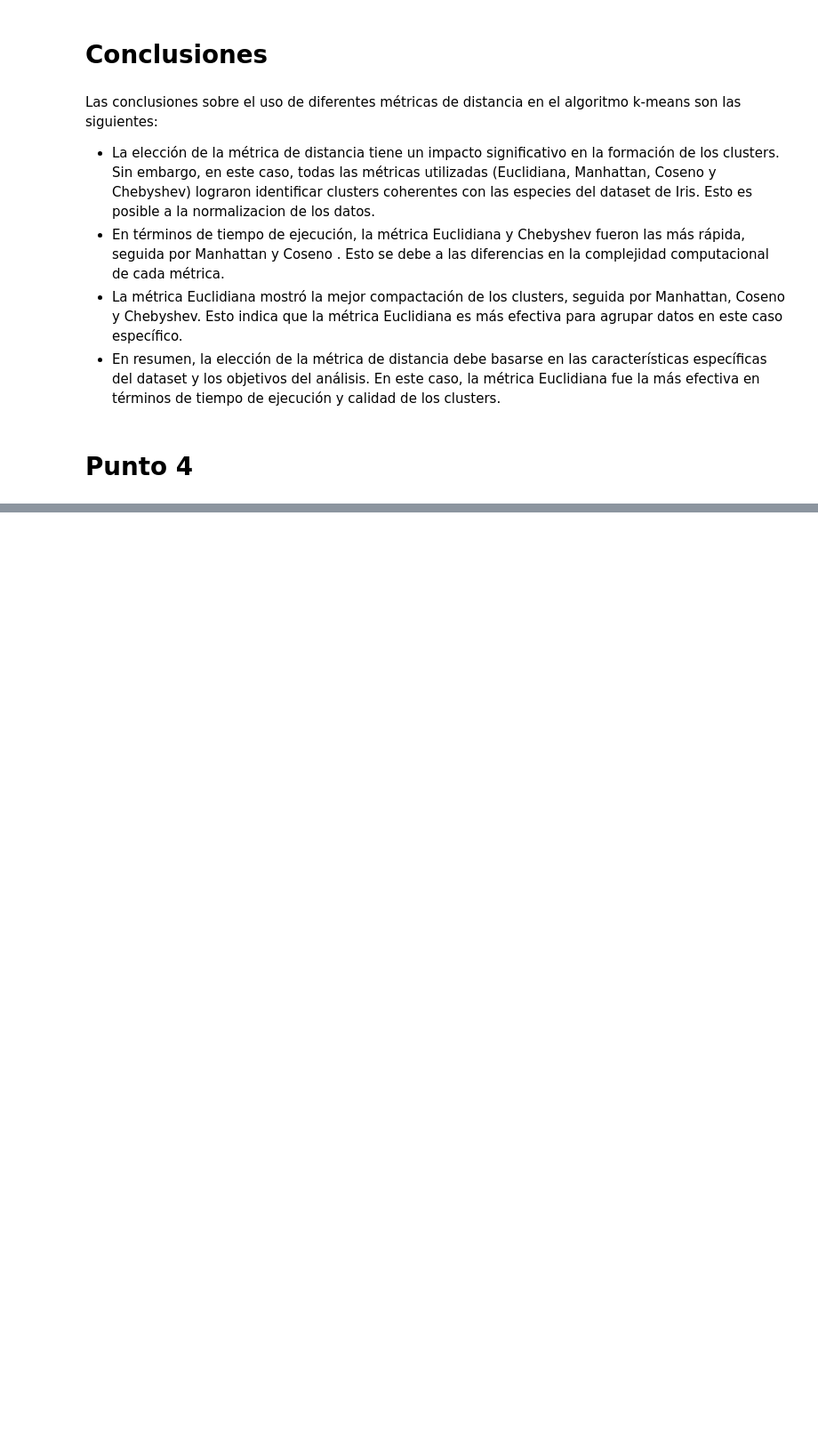
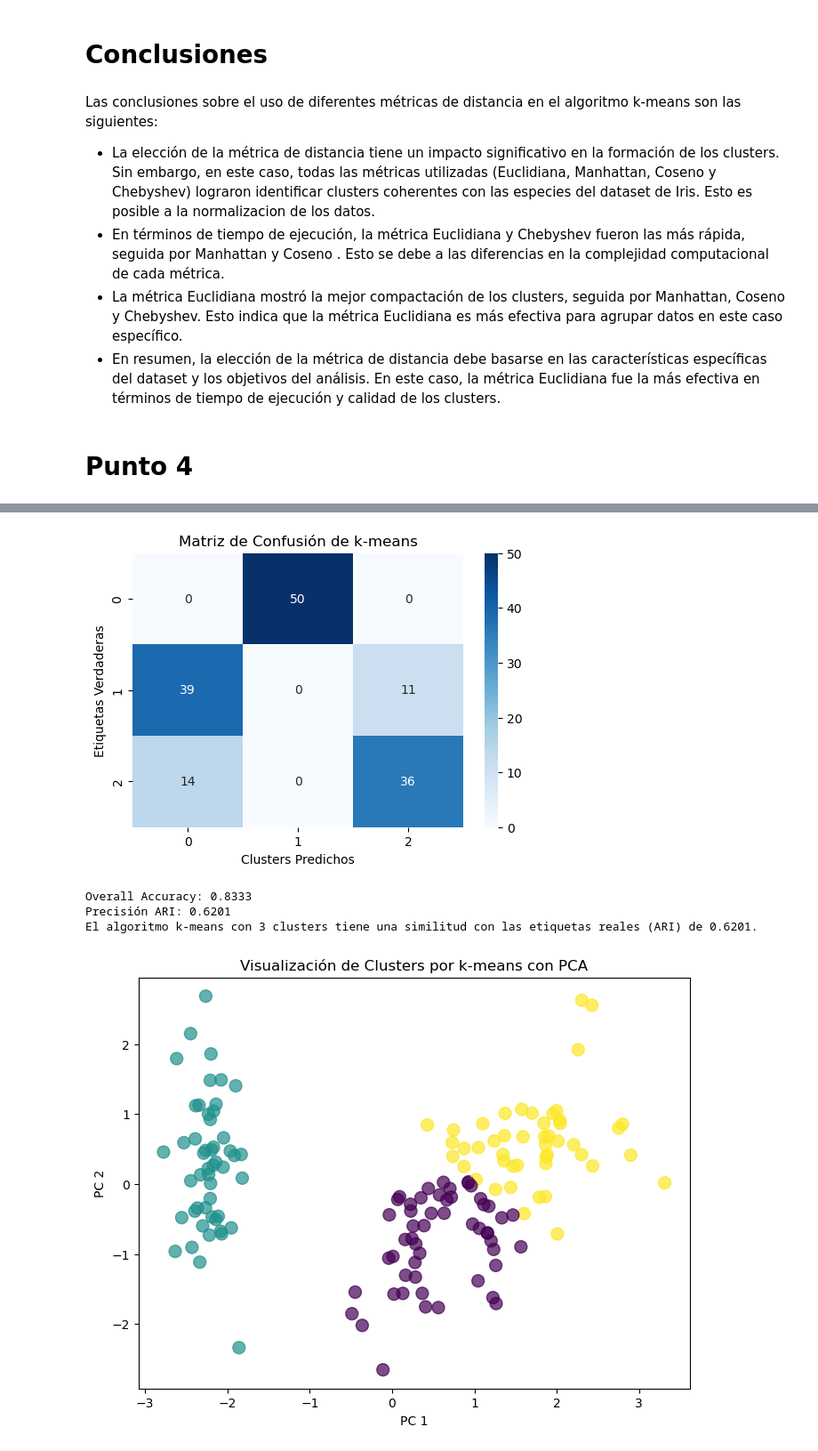
Before and after one commit to TheMaorba/DataMining, a Jupyter notebook: Tarea6/Taller6-Parte1.ipynb, the cells around one changed output, grey strips where cells are left out. Shown at 89% size. Cells and saved outputs as stored; diff of their text form; code cells hidden in the pictures; blank space fills up the shorter version.

```diff
--- a/Tarea6/Taller6-Parte1.ipynb
+++ b/Tarea6/Taller6-Parte1.ipynb
@@ -451,0 +547,74 @@ Las conclusiones sobre el uso de diferentes métricas de distancia en el algorit
+# %%
+# Importar las librerías necesarias para el análisis
+from sklearn.metrics import confusion_matrix, accuracy_score, adjusted_rand_score
+import seaborn as sns
+from scipy.optimize import linear_sum_assignment
+
+# Escalar características
+scaler = StandardScaler()
+X_scaled = scaler.fit_transform(iris.data)
+
+# Definir el número de clusters que decidimos tras la evaluación
+num_clusters = 3  # Puedes cambiar este valor según los resultados del análisis
+
+# Aplicar k-means con el número seleccionado de clusters y múltiples
+# inicializaciones
+kmeans = KMeans(n_clusters=num_clusters, n_init=10, random_state=42)
+kmeans.fit(X_scaled)
+
+# Predicciones de cluster del modelo
+labels_pred = kmeans.labels_
+
+# Visualizar las etiquetas originales y las predicciones
+print("Etiquetas reales:", iris.target)
+print("Predicciones de clusters:", labels_pred)
+
+# Calcular la matriz de confusión
+conf_matrix = confusion_matrix(iris.target, labels_pred)
+
+# Graficar la matriz de confusión
+plt.figure(figsize=(6, 4))
+sns.heatmap(conf_matrix, annot=True, cmap='Blues', fmt='d')
+plt.xlabel('Clusters Predichos')
+plt.ylabel('Etiquetas Verdaderas')
+plt.title('Matriz de Confusión de k-means')
+plt.show()
+
+# Ajustar las etiquetas predichas para alinearlas con las etiquetas reales
+def map_clusters_to_labels(conf_matrix):
+    # Usamos la optimización del algoritmo Hungarian para encontrar el mejor mapeo entre clusters y etiquetas reales
+    row_ind, col_ind = linear_sum_assignment(-conf_matrix)
+    return col_ind
+
+# Mapeo óptimo de clusters a etiquetas
+mapping = map_clusters_to_labels(conf_matrix)
+
+# Ajustar las predicciones de clusters según el mapeo óptimo
+labels_pred_adjusted = np.array([mapping[label] for label in labels_pred])
+
+# Calcular la precisión general (Overall Accuracy)
+overall_accuracy = accuracy_score(iris.target, labels_pred_adjusted)
+print(f"Overall Accuracy: {overall_accuracy:.4f}")
+
+# Calcular y mostrar el ARI (Adjusted Rand Index)
+ari_score = adjusted_rand_score(iris.target, labels_pred)
+print(f"Precisión ARI: {ari_score:.4f}")
+
+# Análisis de precisión del clustering
+if num_clusters == 3:
+    print(f"El algoritmo k-means con {num_clusters} clusters tiene una similitud con las etiquetas reales (ARI) de {ari_score:.4f}.")
+else:
+    print(f"El número de clusters seleccionado es {num_clusters}. Evalúa si los resultados del clustering son coherentes con las especies reales.")
+
+from sklearn.decomposition import PCA
+# Visualización PCA
+pca = PCA(2)
+X_pca = pca.fit_transform(X_scaled)
+
+plt.figure(figsize=(8, 6))
+plt.scatter(X_pca[:, 0], X_pca[:, 1], c=labels_pred, cmap='viridis', marker='o', s=100, alpha=0.7)
+plt.title('Visualización de Clusters por k-means con PCA')
+plt.xlabel('PC 1')
+plt.ylabel('PC 2')
+plt.show()
+# %% [output]
@@ -451,0 +631,5 @@ Las conclusiones sobre el uso de diferentes métricas de distancia en el algorit
+[figure, added]
+Overall Accuracy: 0.8333
+Precisión ARI: 0.6201
+El algoritmo k-means con 3 clusters tiene una similitud con las etiquetas reales (ARI) de 0.6201.
+[figure, added]
```
Also changed, not shown: parts of 19 cells of this notebook, 3 other files.
